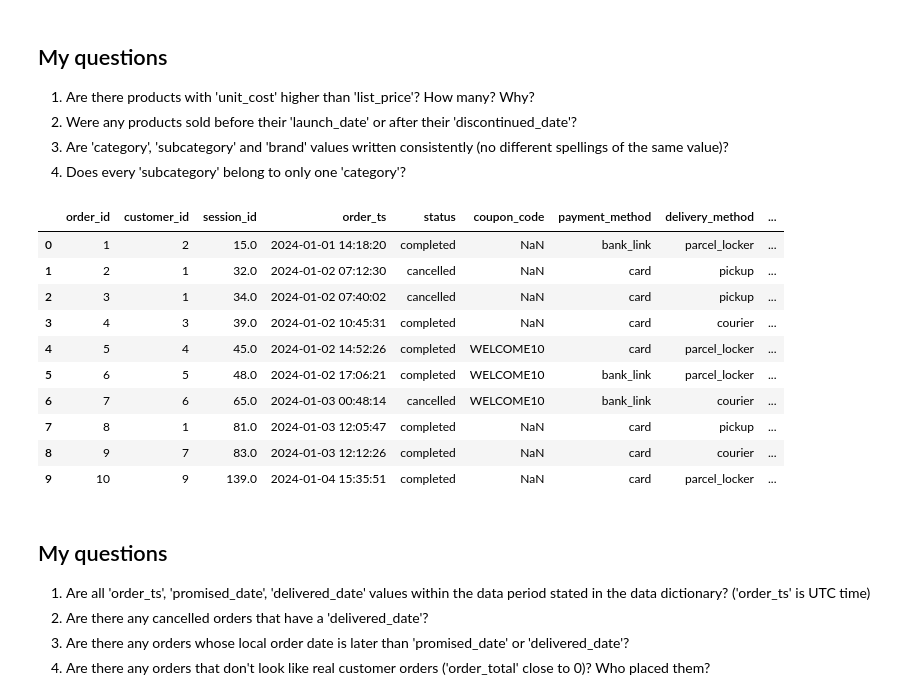
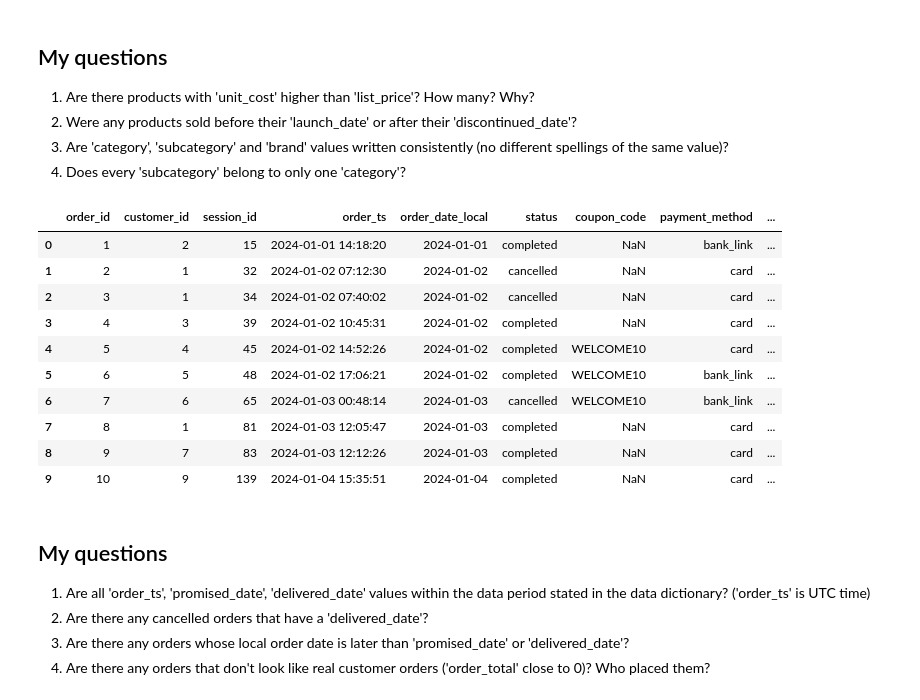
Before and after one commit to egidijus-zilis/ecommerce-analysis, a Jupyter notebook: notebooks/01_profiling.ipynb, the cells around one changed output. Cells and saved outputs as stored; diff of their text form; code cells hidden in the pictures.

```diff
--- a/notebooks/01_profiling.ipynb
+++ b/notebooks/01_profiling.ipynb
@@ -1,12 +1,20 @@
 # %%
 import pandas as pd
 
-customers = pd.read_csv("../data/raw/customers.csv")
-products = pd.read_csv("../data/raw/products.csv")
-orders = pd.read_csv("../data/raw/orders.csv")
-order_items = pd.read_csv("../data/raw/order_items.csv")
-user_events = pd.read_csv("../data/raw/user_events.csv")
-marketing_spend = pd.read_csv("../data/raw/marketing_spend.csv")
+customers = pd.read_csv("../data/raw/customers.csv", parse_dates = ['signup_date'], dtype = {'birth_year': 'Int64'})
+products = pd.read_csv("../data/raw/products.csv", parse_dates = ['launch_date', 'discontinued_date'])
+orders = pd.read_csv("../data/raw/orders.csv", parse_dates = ['order_ts', 'promised_date', 'delivered_date'], dtype = {'session_id' : 'Int64'})
+order_items = pd.read_csv("../data/raw/order_items.csv", parse_dates = ['return_date'])
+user_events = pd.read_csv("../data/raw/user_events.csv", parse_dates = ['event_ts'], dtype = {'customer_id': 'Int64', 'product_id': 'Int64'})
+marketing_spend = pd.read_csv("../data/raw/marketing_spend.csv", parse_dates = ['spend_date'], dtype = {'platform_conversions' : 'Int64'})
+
+tables = {"customers": customers,
+          "products": products,
+          "orders": orders,
+          "order_items": order_items,
+          "user_events": user_events,
+          "marketing_spend": marketing_spend
+         }
 # %%
 customers.head(10)
 # %% [output]
@@ -47,19 +55,20 @@ products.head(10)
 3. Are 'category', 'subcategory' and 'brand' values written consistently (no different spellings of the same value)?
 4. Does every 'subcategory' belong to only one 'category'?
 # %%
+orders.insert(4, "order_date_local", orders["order_ts"].dt.tz_localize("UTC").dt.tz_convert("Europe/Vilnius").dt.tz_localize(None).dt.normalize())
 orders.head(10)
 # %% [output]
-|  | order_id | customer_id | session_id | order_ts | status | coupon_code | payment_method | delivery_method | ... |
-| 0 | 1 | 2 | 15.0 | 2024-01-01 14:18:20 | completed | NaN | bank_link | parcel_locker | ... |
-| 1 | 2 | 1 | 32.0 | 2024-01-02 07:12:30 | cancelled | NaN | card | pickup | ... |
-| 2 | 3 | 1 | 34.0 | 2024-01-02 07:40:02 | cancelled | NaN | card | pickup | ... |
-| 3 | 4 | 3 | 39.0 | 2024-01-02 10:45:31 | completed | NaN | card | courier | ... |
-| 4 | 5 | 4 | 45.0 | 2024-01-02 14:52:26 | completed | WELCOME10 | card | parcel_locker | ... |
-| 5 | 6 | 5 | 48.0 | 2024-01-02 17:06:21 | completed | WELCOME10 | bank_link | parcel_locker | ... |
-| 6 | 7 | 6 | 65.0 | 2024-01-03 00:48:14 | cancelled | WELCOME10 | bank_link | courier | ... |
-| 7 | 8 | 1 | 81.0 | 2024-01-03 12:05:47 | completed | NaN | card | pickup | ... |
-| 8 | 9 | 7 | 83.0 | 2024-01-03 12:12:26 | completed | NaN | card | courier | ... |
-| 9 | 10 | 9 | 139.0 | 2024-01-04 15:35:51 | completed | NaN | card | parcel_locker | ... |
+|  | order_id | customer_id | session_id | order_ts | order_date_local | status | coupon_code | payment_method | ... |
+| 0 | 1 | 2 | 15 | 2024-01-01 14:18:20 | 2024-01-01 | completed | NaN | bank_link | ... |
+| 1 | 2 | 1 | 32 | 2024-01-02 07:12:30 | 2024-01-02 | cancelled | NaN | card | ... |
+| 2 | 3 | 1 | 34 | 2024-01-02 07:40:02 | 2024-01-02 | cancelled | NaN | card | ... |
+| 3 | 4 | 3 | 39 | 2024-01-02 10:45:31 | 2024-01-02 | completed | NaN | card | ... |
+| 4 | 5 | 4 | 45 | 2024-01-02 14:52:26 | 2024-01-02 | completed | WELCOME10 | card | ... |
+| 5 | 6 | 5 | 48 | 2024-01-02 17:06:21 | 2024-01-02 | completed | WELCOME10 | bank_link | ... |
+| 6 | 7 | 6 | 65 | 2024-01-03 00:48:14 | 2024-01-03 | cancelled | WELCOME10 | bank_link | ... |
+| 7 | 8 | 1 | 81 | 2024-01-03 12:05:47 | 2024-01-03 | completed | NaN | card | ... |
+| 8 | 9 | 7 | 83 | 2024-01-03 12:12:26 | 2024-01-03 | completed | NaN | card | ... |
+| 9 | 10 | 9 | 139 | 2024-01-04 15:35:51 | 2024-01-04 | completed | NaN | card | ... |
 # %% [markdown]
 ## My questions
 1. Are all 'order_ts', 'promised_date', 'delivered_date' values within the data period stated in the data dictionary? ('order_ts' is UTC time)
```
Also changed, not shown: parts of 8 cells of this notebook, 1 other file.
